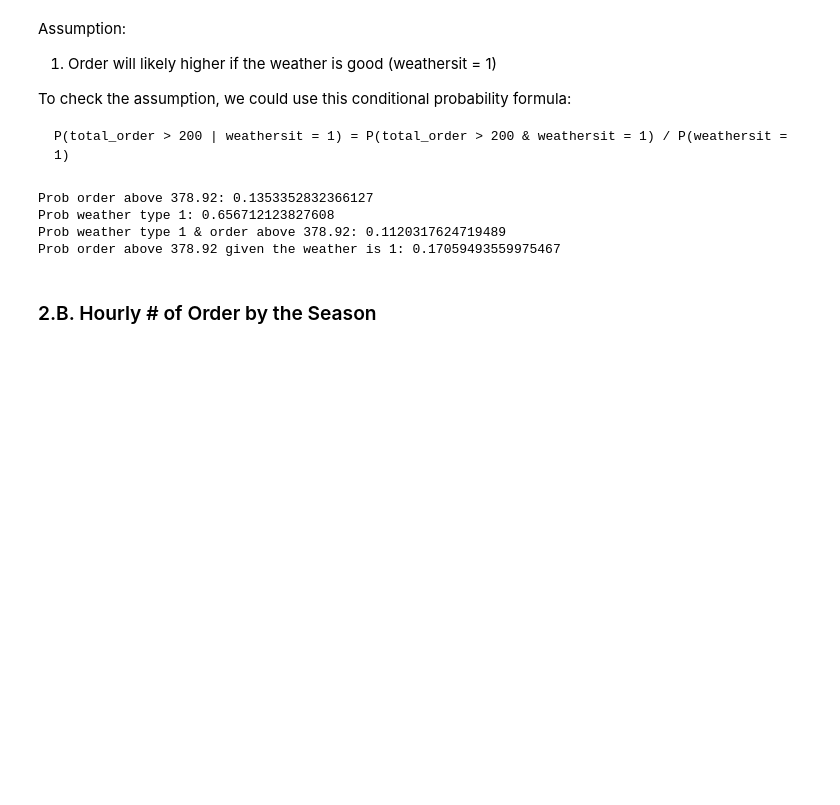
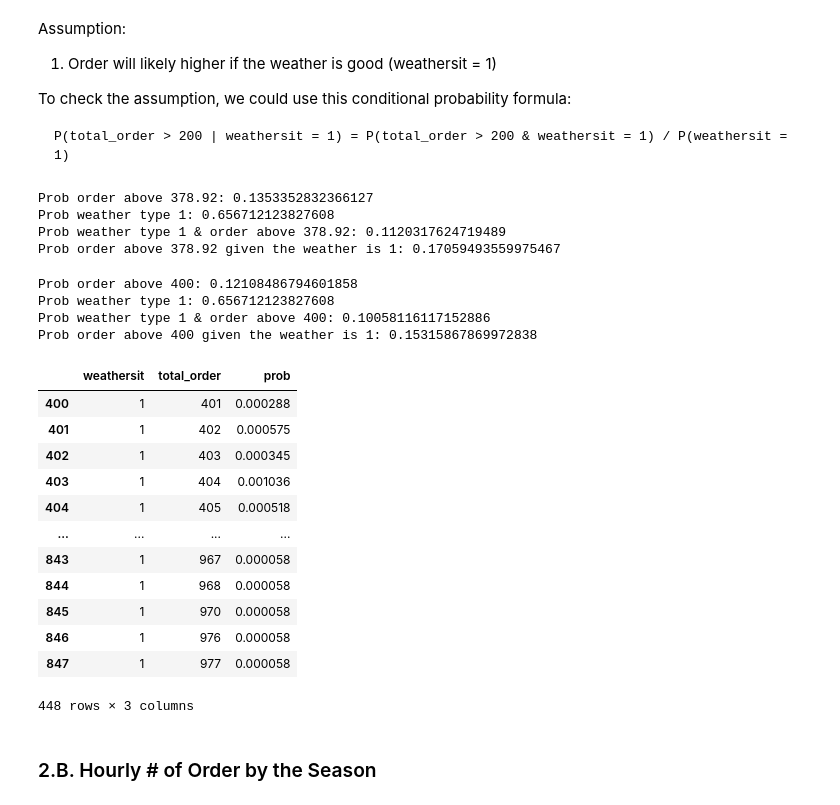
Before and after one commit to bagusfarisa/bike-sharing-demand-probability-analysis, a Jupyter notebook: bikesharing.ipynb, the cells around one changed output. Cells and saved outputs as stored; diff of their text form; code cells hidden in the pictures; blank space fills up the shorter version.

```diff
--- a/bikesharing.ipynb
+++ b/bikesharing.ipynb
@@ -440,6 +440,46 @@ Prob order above 378.92: 0.1353352832366127
 Prob weather type 1: 0.656712123827608
 Prob weather type 1 & order above 378.92: 0.1120317624719489
 Prob order above 378.92 given the weather is 1: 0.17059493559975467
+# %%
+n_order = 400
+weather_type = 1
+
+p_order_abv_x = 1 - expon.cdf(x=n_order, scale=exp_val_hourly_n_order)
+print(f'Prob order above {n_order}: {p_order_abv_x}')
+
+df_weathersit = df.groupby('weathersit').size().div(len(df)).reset_index(name='prob')
+df_weathersit.head()
+p_weathersit = df_weathersit[df_weathersit['weathersit'] == weather_type]['prob'][weather_type-1]
+print(f'Prob weather type {weather_type}: {p_weathersit}')
+
+df_weather_n_order = df.groupby(['weathersit','total_order']).size().div(len(df)).reset_index(name='prob')
+df_weather_n_order
+p_weathersit_order_abv_x = df_weather_n_order[(df_weather_n_order['weathersit']== weather_type) & (df_weather_n_order['total_order'] > n_order)]['prob'].sum()
+print(f'Prob weather type {weather_type} & order above {n_order}: {p_weathersit_order_abv_x}')
+
+p_order_abv_x_given_weathersit = p_weathersit_order_abv_x / p_weathersit
+print(f'Prob order above {n_order} given the weather is {weather_type}: {p_order_abv_x_given_weathersit}')
+# %% [output]
+Prob order above 400: 0.12108486794601858
+Prob weather type 1: 0.656712123827608
+Prob weather type 1 & order above 400: 0.10058116117152886
+Prob order above 400 given the weather is 1: 0.15315867869972838
+# %%
+df_weather_n_order[(df_weather_n_order['weathersit']== weather_type) & (df_weather_n_order['total_order'] > n_order)][['weathersit','total_order','prob']]
+# %% [output]
+|  | weathersit | total_order | prob |
+| 400 | 1 | 401 | 0.000288 |
+| 401 | 1 | 402 | 0.000575 |
+| 402 | 1 | 403 | 0.000345 |
+| 403 | 1 | 404 | 0.001036 |
+| 404 | 1 | 405 | 0.000518 |
+| ... | ... | ... | ... |
+| 843 | 1 | 967 | 0.000058 |
+| 844 | 1 | 968 | 0.000058 |
+| 845 | 1 | 970 | 0.000058 |
+| 846 | 1 | 976 | 0.000058 |
+| 847 | 1 | 977 | 0.000058 |
+448 rows × 3 columns
 # %% [markdown]
 ### 2.B. Hourly # of Order by the Season
 # %%
```
Also changed, not shown: parts of 2 cells of this notebook, 1 other file.
